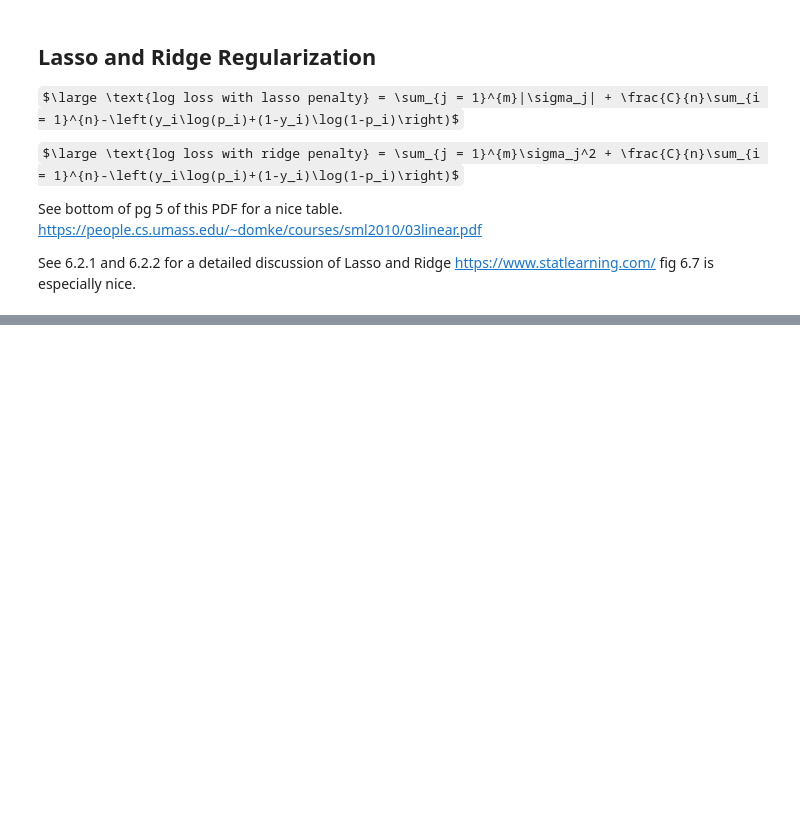
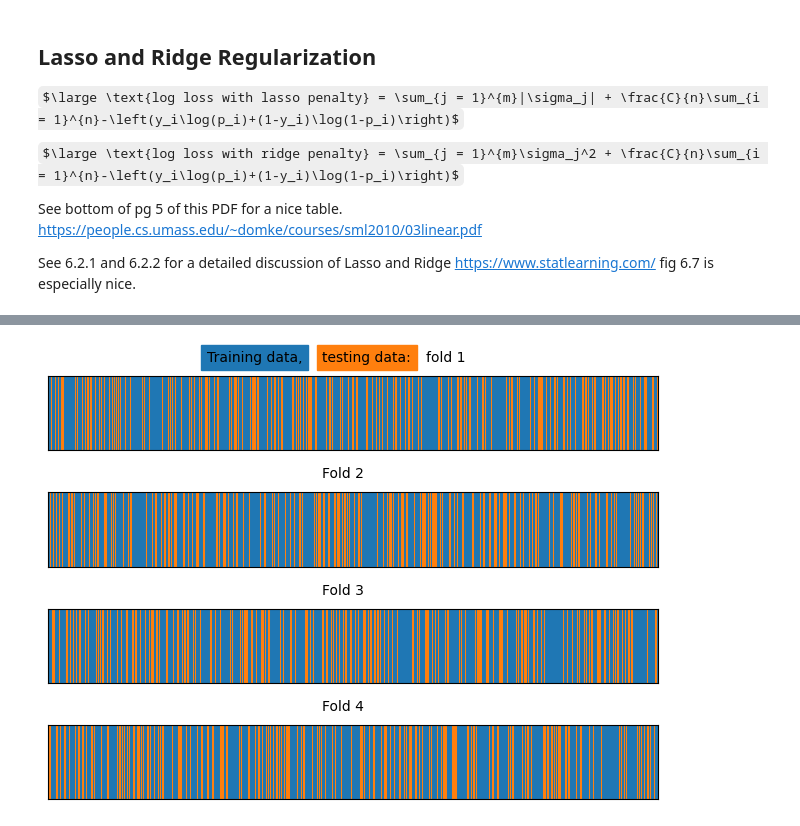
Before and after one commit to joedinoto/Data_Science_Projects_With_Python, a Jupyter notebook: 04 The Bias-Variance Trade-Off.ipynb, the cells around one changed output, grey strips where cells are left out. Cells and saved outputs as stored; diff of their text form; code cells hidden in the pictures; some formulas as TeX source; blank space fills up the shorter version.

```diff
--- a/04 The Bias-Variance Trade-Off.ipynb
+++ b/04 The Bias-Variance Trade-Off.ipynb
@@ -214,0 +289,5 @@ See 6.2.1 and 6.2.2 for a detailed discussion of Lasso and Ridge https://www.sta
+# %%
+k_folds = StratifiedKFold(n_splits=n_folds, shuffle=True)
+plot_kfolds(k_folds)
+# %% [output]
+[figure, added]
```
Also changed, not shown: parts of 9 cells of this notebook.
